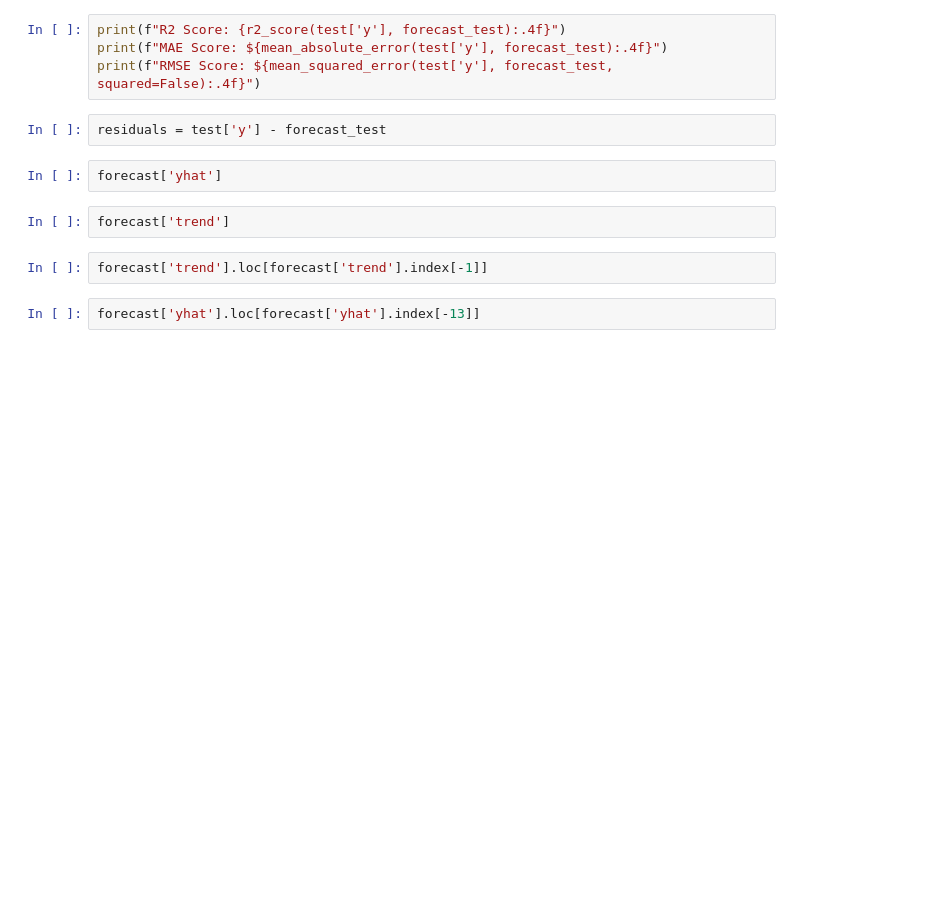
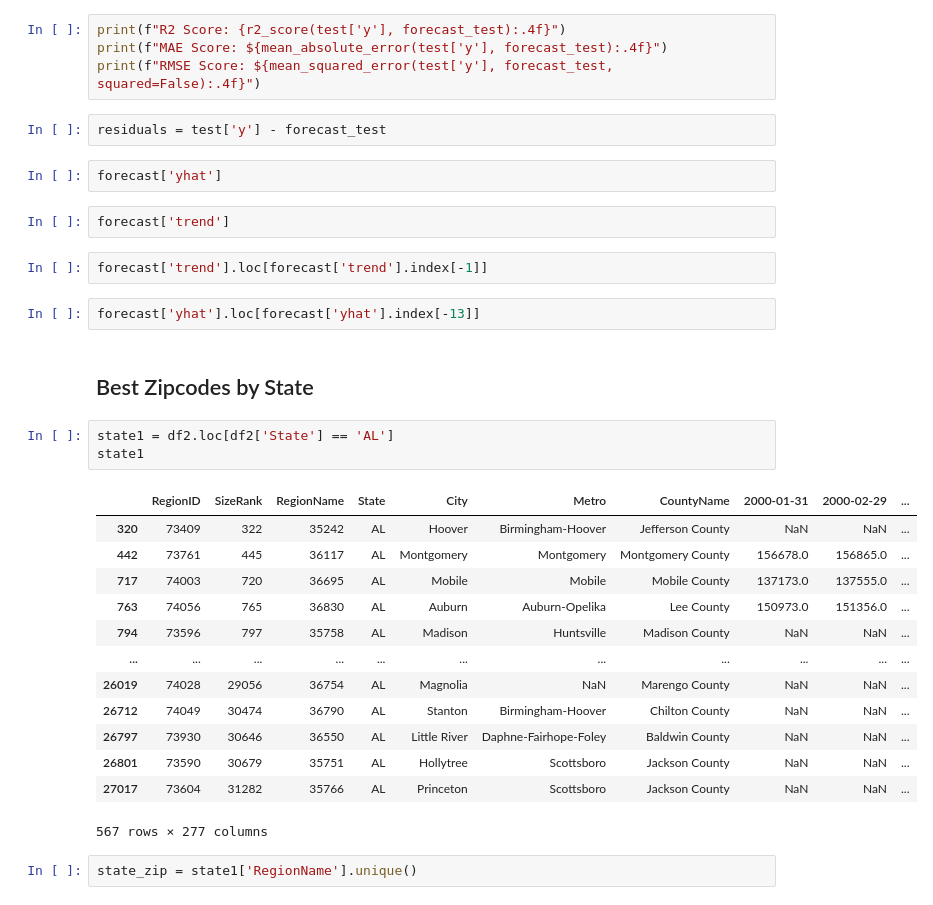
Before and after one commit to CoopaM/Real-Estate-Predictor, a Jupyter notebook: starter_notebook.ipynb, the cells around one changed output. Drawn from its saved outputs; the diff is of its cells as text; blank space fills up the shorter version.

```diff
--- a/starter_notebook.ipynb
+++ b/starter_notebook.ipynb
@@ -492,3 +512,24 @@ forecast['trend']
 forecast['trend'].loc[forecast['trend'].index[-1]]
 # %%
 forecast['yhat'].loc[forecast['yhat'].index[-13]]
+# %% [markdown]
+## Best Zipcodes by State
+# %%
+state1 = df2.loc[df2['State'] == 'AL']
+state1
+# %% [output]
+|  | RegionID | SizeRank | RegionName | State | City | Metro | CountyName | 2000-01-31 | 2000-02-29 | ... |
+| 320 | 73409 | 322 | 35242 | AL | Hoover | Birmingham-Hoover | Jefferson County | NaN | NaN | ... |
+| 442 | 73761 | 445 | 36117 | AL | Montgomery | Montgomery | Montgomery County | 156678.0 | 156865.0 | ... |
+| 717 | 74003 | 720 | 36695 | AL | Mobile | Mobile | Mobile County | 137173.0 | 137555.0 | ... |
+| 763 | 74056 | 765 | 36830 | AL | Auburn | Auburn-Opelika | Lee County | 150973.0 | 151356.0 | ... |
+| 794 | 73596 | 797 | 35758 | AL | Madison | Huntsville | Madison County | NaN | NaN | ... |
+| ... | ... | ... | ... | ... | ... | ... | ... | ... | ... | ... |
+| 26019 | 74028 | 29056 | 36754 | AL | Magnolia | NaN | Marengo County | NaN | NaN | ... |
+| 26712 | 74049 | 30474 | 36790 | AL | Stanton | Birmingham-Hoover | Chilton County | NaN | NaN | ... |
+| 26797 | 73930 | 30646 | 36550 | AL | Little River | Daphne-Fairhope-Foley | Baldwin County | NaN | NaN | ... |
+| 26801 | 73590 | 30679 | 35751 | AL | Hollytree | Scottsboro | Jackson County | NaN | NaN | ... |
+| 27017 | 73604 | 31282 | 35766 | AL | Princeton | Scottsboro | Jackson County | NaN | NaN | ... |
+567 rows × 277 columns
+# %%
+state_zip = state1['RegionName'].unique()
```
Also changed, not shown: parts of 13 cells of this notebook.
